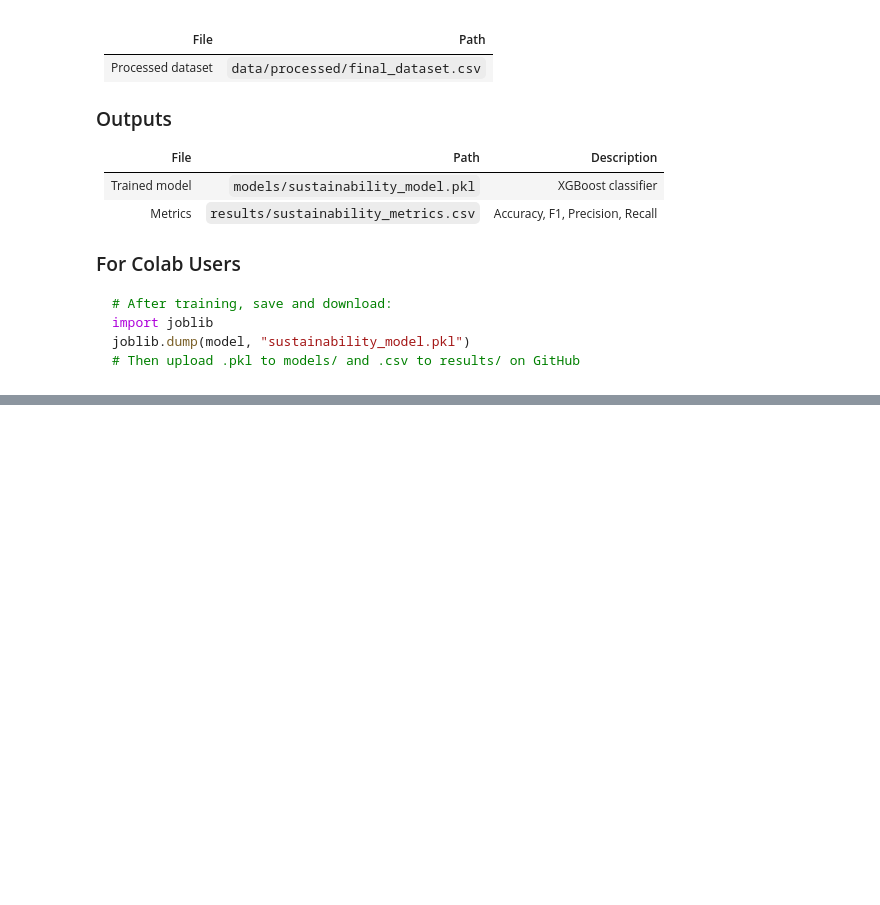
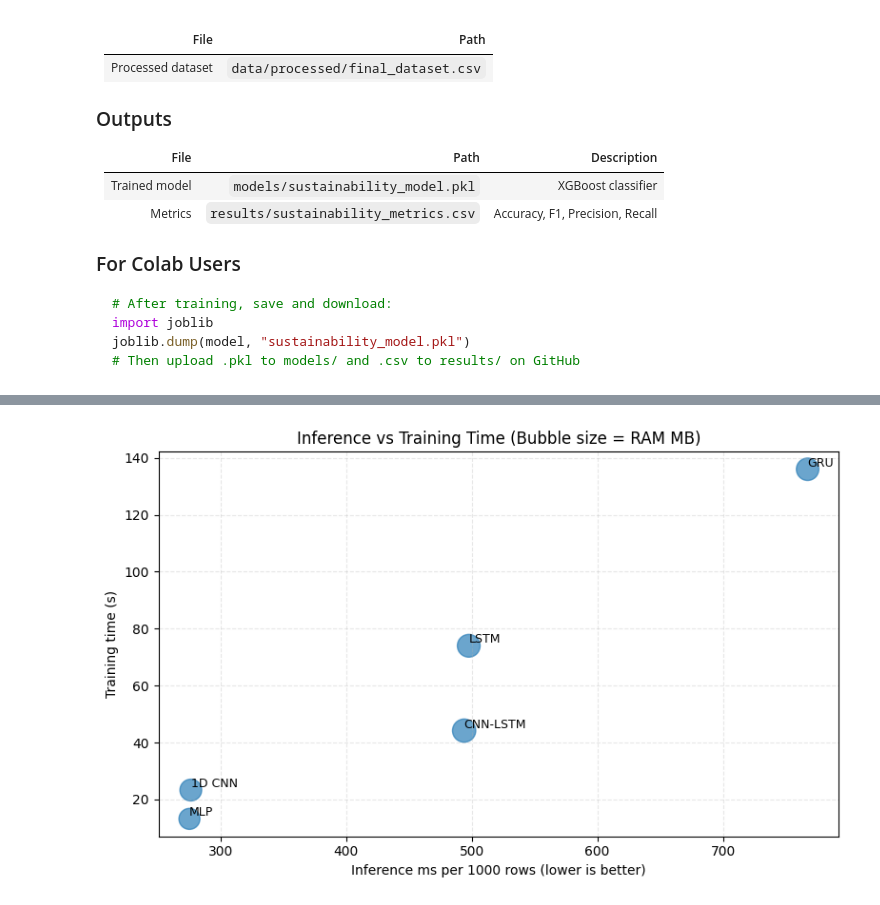
Before and after one commit to KhushiChandak04/Aquaculture-MajorProject, a Jupyter notebook: notebooks/03_sustainability_shravya.ipynb, the cells around one changed output, grey strips where cells are left out. Drawn from its saved outputs; the diff is of its cells as text; code cells hidden in the pictures; blank space fills up the shorter version.

```diff
--- a/notebooks/03_sustainability_shravya.ipynb
+++ b/notebooks/03_sustainability_shravya.ipynb
@@ -61,9 +199,15 @@ print("TODO: Uncomment after final_dataset.csv is available")
 # ============================================================
 # FEATURE / TARGET SPLIT
 # ============================================================
-# TARGET_COL = "sustainability_label"  # <-- adjust to actual column name
-# X = df.drop(columns=[TARGET_COL])
-# y = df[TARGET_COL]
-# X_train, X_test, y_train, y_test = train_test_split(X, y, test_size=0.2, random_state=42, stratify=y)
+TARGET_COL = "sustainability_class"
 
-print("TODO: Define target column and split")
+target_cols = ["sustainability_class", "sustainability_score"]
+X = df.drop(columns=target_cols, errors="ignore")
+y = df[TARGET_COL]
+
+X_train, X_test, y_train, y_test = train_test_split(
+    X, y, test_size=0.2, random_state=42, stratify=y
+ )
+
+print(f"X_train: {X_train.shape}, X_test: {X_test.shape}")
+print(f"y_train: {y_train.shape}, y_test: {y_test.shape}")
@@ -122,0 +647,69 @@ print("TODO: Uncomment to save model and metrics")
+# %%
+# ============================================================
+# INFERENCE vs TRAINING TIME vs RAM (bubble chart)
+# ============================================================
+process = psutil.Process()
+
+def _infer_time_ms_per_1000(model_obj, x_data):
+    n = x_data.shape[0]
+    if n == 0:
+        return np.nan
+    start = time.time()
+    _ = model_obj.predict(x_data, verbose=0)
+    elapsed = time.time() - start
+    return (elapsed / n) * 1000 * 1000  # ms per 1000 rows
+
+model_names = []
+train_times = []
+infer_ms_1k = []
+ram_mb = []
+
+# MLP
+model_names.append("MLP")
+train_times.append(train_time)
+infer_ms_1k.append(_infer_time_ms_per_1000(model, X_test_proc))
+ram_mb.append(process.memory_info().rss / (1024 * 1024))
+
+# 1D CNN
+model_names.append("1D CNN")
+train_times.append(cnn_train_time)
+infer_ms_1k.append(_infer_time_ms_per_1000(cnn_model, X_test_cnn))
+ram_mb.append(process.memory_info().rss / (1024 * 1024))
+
+# GRU
+model_names.append("GRU")
+train_times.append(gru_train_time)
+infer_ms_1k.append(_infer_time_ms_per_1000(gru_model, X_test_gru))
+ram_mb.append(process.memory_info().rss / (1024 * 1024))
+
+# LSTM
+model_names.append("LSTM")
+train_times.append(lstm_train_time)
+infer_ms_1k.append(_infer_time_ms_per_1000(lstm_model, X_test_lstm))
+ram_mb.append(process.memory_info().rss / (1024 * 1024))
+
+# CNN-LSTM
+model_names.append("CNN-LSTM")
+train_times.append(cnn_lstm_train_time)
+infer_ms_1k.append(_infer_time_ms_per_1000(cnn_lstm_model, X_test_cnnlstm))
+ram_mb.append(process.memory_info().rss / (1024 * 1024))
+
+plt.figure(figsize=(8, 5))
+sizes = [max(30, m) * 2 for m in ram_mb]
+plt.scatter(infer_ms_1k, train_times, s=sizes, alpha=0.7, color="#2C7FB8")
+for i, name in enumerate(model_names):
+    plt.text(infer_ms_1k[i], train_times[i], name, fontsize=9, ha="left", va="bottom")
+
+plt.title("Inference vs Training Time (Bubble size = RAM MB)")
+plt.xlabel("Inference ms per 1000 rows (lower is better)")
+plt.ylabel("Training time (s)")
+plt.grid(True, linestyle="--", alpha=0.3)
+plt.tight_layout()
+
+results_dir = os.path.join("..", "results")
+os.makedirs(results_dir, exist_ok=True)
+bubble_path = os.path.join(results_dir, "sustainability_inference_training_ram.png")
+plt.savefig(bubble_path, dpi=200, bbox_inches="tight")
+print(f"Saved bubble chart to: {bubble_path}")
+plt.show()
+# %% [output]
@@ -122,0 +717 @@ print("TODO: Uncomment to save model and metrics")
+[figure, added]
```
Also changed, not shown: parts of 20 cells of this notebook, 11 other files.
